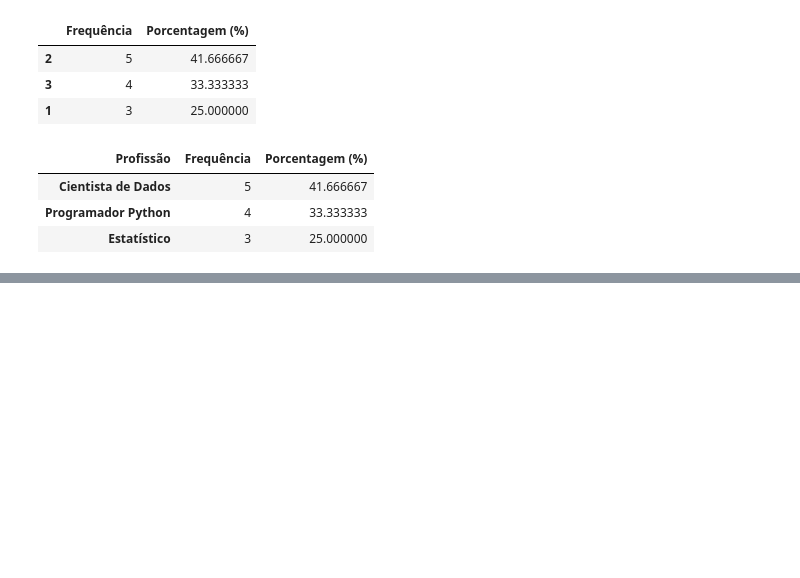
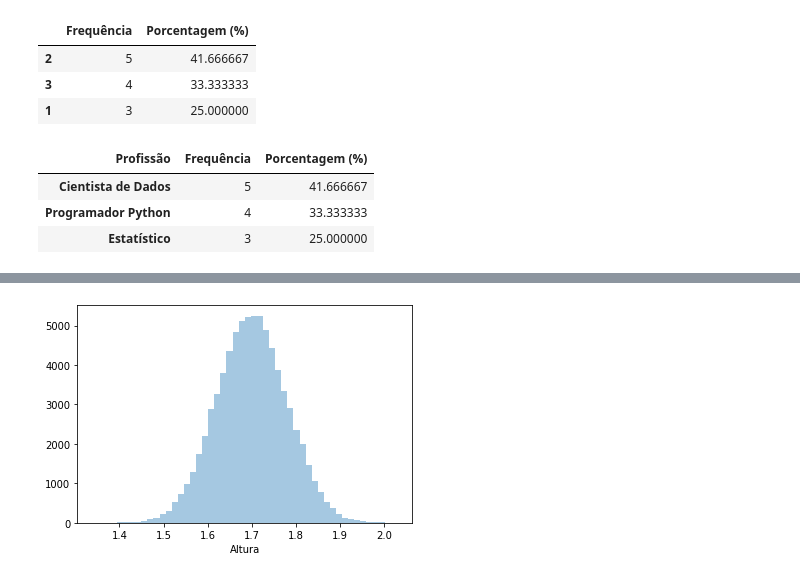
Before and after one commit to Facco-Bruno/Alura-Python, a Jupyter notebook: Estatistics_1.ipynb, the cells around one changed output, grey strips where cells are left out. Saved outputs shown, nothing was run; the diff lists cells and outputs as text; code cells hidden in the pictures; blank space fills up the shorter version.

```diff
--- a/Estatistics_1.ipynb
+++ b/Estatistics_1.ipynb
@@ -91,0 +411,4 @@ teste
+# %%
+ax = sns.distplot(dados.Altura, kde = False)
+# %% [output]
+[figure, added]
```
Also changed, not shown: parts of 107 cells of this notebook.
